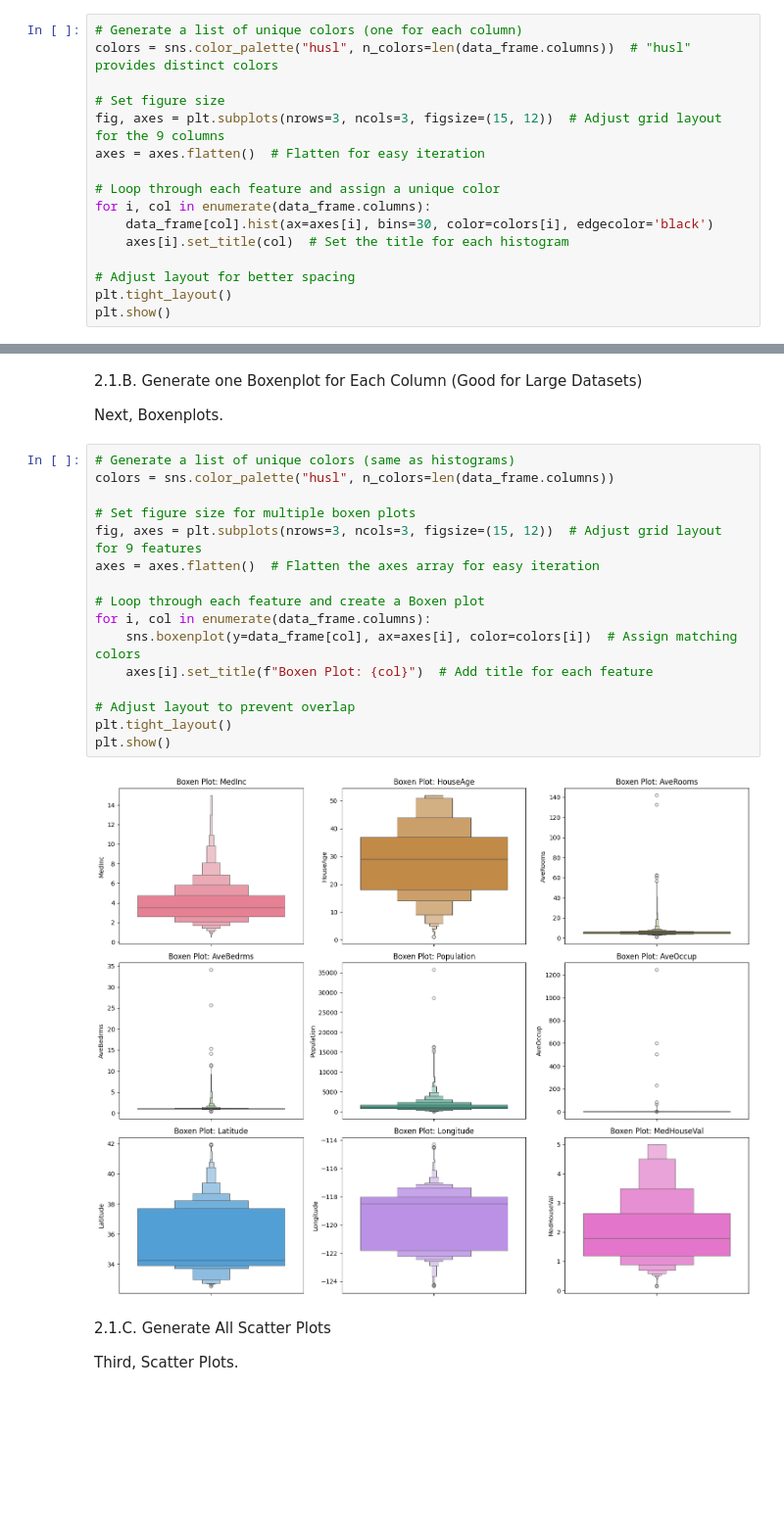
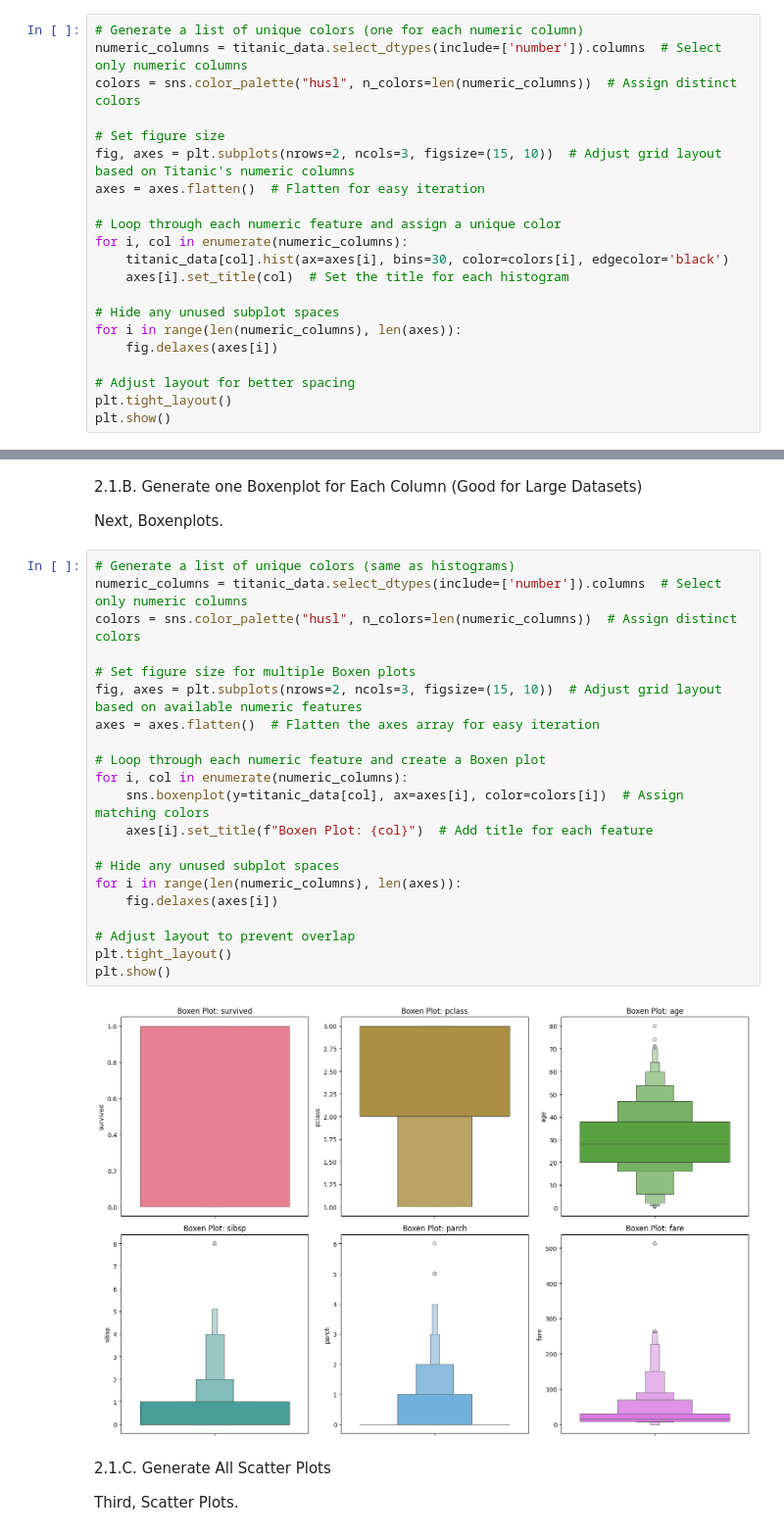
Before and after one commit to Data-Git-Hub/applied-ml-data-git-hub, a Jupyter notebook: lab02/ml02.ipynb, the cells around one changed output, grey strips where cells are left out. Shown: that part at 98% size. Drawn from its saved outputs; the diff is of its cells as text; blank space fills up the shorter version.

Commit message:
Sect - 2.0 - Add Histo, Box, Scatter

```diff
--- a/lab02/ml02.ipynb
+++ b/lab02/ml02.ipynb
@@ -307,17 +307,22 @@ Titanic dataset exploration and cleaning checks completed!
 
 2.1.A. First, Histograms. <br>
 # %%
-# Generate a list of unique colors (one for each column)
-colors = sns.color_palette("husl", n_colors=len(data_frame.columns))  # "husl" provides distinct colors
+# Generate a list of unique colors (one for each numeric column)
+numeric_columns = titanic_data.select_dtypes(include=['number']).columns  # Select only numeric columns
+colors = sns.color_palette("husl", n_colors=len(numeric_columns))  # Assign distinct colors
 
 # Set figure size
-fig, axes = plt.subplots(nrows=3, ncols=3, figsize=(15, 12))  # Adjust grid layout for the 9 columns
+fig, axes = plt.subplots(nrows=2, ncols=3, figsize=(15, 10))  # Adjust grid layout based on Titanic's numeric columns
 axes = axes.flatten()  # Flatten for easy iteration
 
-# Loop through each feature and assign a unique color
-for i, col in enumerate(data_frame.columns):
-    data_frame[col].hist(ax=axes[i], bins=30, color=colors[i], edgecolor='black')
+# Loop through each numeric feature and assign a unique color
+for i, col in enumerate(numeric_columns):
+    titanic_data[col].hist(ax=axes[i], bins=30, color=colors[i], edgecolor='black')
     axes[i].set_title(col)  # Set the title for each histogram
+
+# Hide any unused subplot spaces
+for i in range(len(numeric_columns), len(axes)):
+    fig.delaxes(axes[i])
 
 # Adjust layout for better spacing
 plt.tight_layout()
@@ -330,22 +335,27 @@ NameError: name 'data_frame' is not defined
 Next, Boxenplots. <br>
 # %%
 # Generate a list of unique colors (same as histograms)
-colors = sns.color_palette("husl", n_colors=len(data_frame.columns))
+numeric_columns = titanic_data.select_dtypes(include=['number']).columns  # Select only numeric columns
+colors = sns.color_palette("husl", n_colors=len(numeric_columns))  # Assign distinct colors
 
-# Set figure size for multiple boxen plots
-fig, axes = plt.subplots(nrows=3, ncols=3, figsize=(15, 12))  # Adjust grid layout for 9 features
+# Set figure size for multiple Boxen plots
+fig, axes = plt.subplots(nrows=2, ncols=3, figsize=(15, 10))  # Adjust grid layout based on available numeric features
 axes = axes.flatten()  # Flatten the axes array for easy iteration
 
-# Loop through each feature and create a Boxen plot
-for i, col in enumerate(data_frame.columns):
-    sns.boxenplot(y=data_frame[col], ax=axes[i], color=colors[i])  # Assign matching colors
+# Loop through each numeric feature and create a Boxen plot
+for i, col in enumerate(numeric_columns):
+    sns.boxenplot(y=titanic_data[col], ax=axes[i], color=colors[i])  # Assign matching colors
     axes[i].set_title(f"Boxen Plot: {col}")  # Add title for each feature
+
+# Hide any unused subplot spaces
+for i in range(len(numeric_columns), len(axes)):
+    fig.delaxes(axes[i])
 
 # Adjust layout to prevent overlap
 plt.tight_layout()
 plt.show()
 # %% [output]
-[figure, old version]
+[figure, new version]
 # %% [markdown]
 
 2.1.C. Generate All Scatter Plots<br>
```
Also changed, not shown: parts of 4 cells of this notebook, 1 other file.
